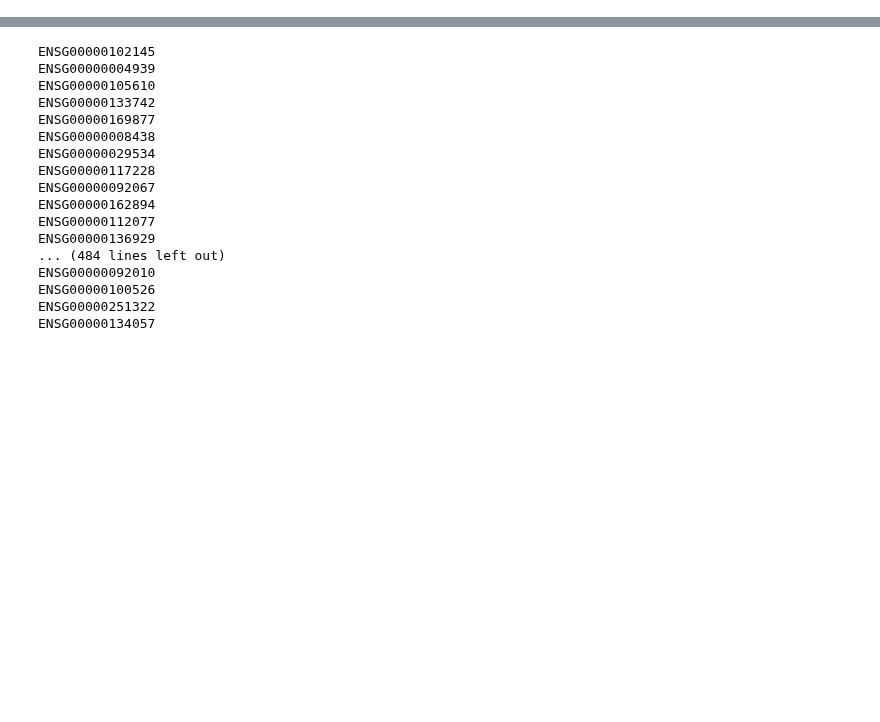
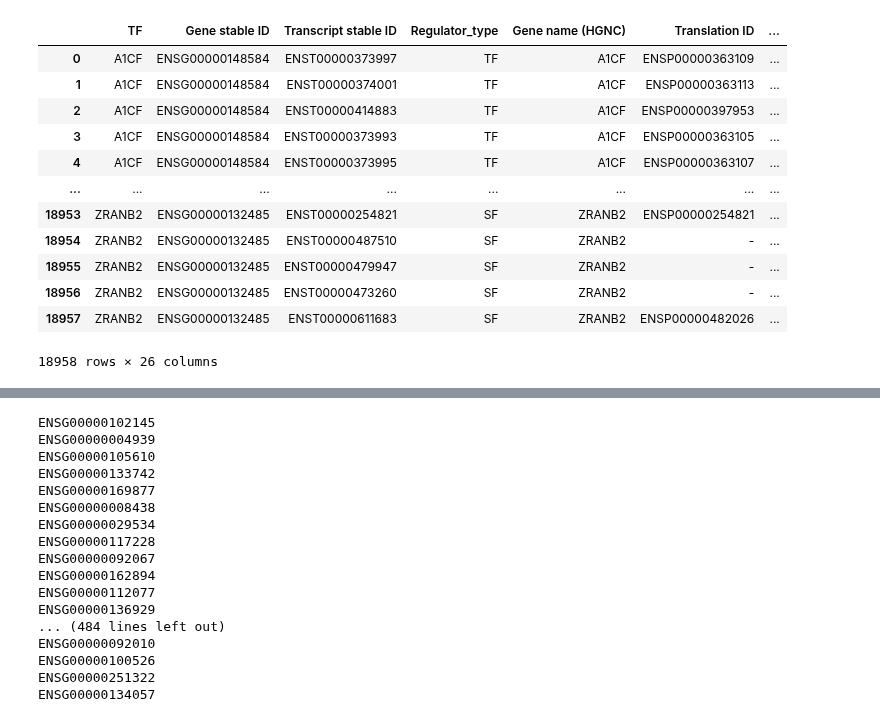
Before and after one commit to bionetslab/alternet, a Jupyter notebook: src/alternet/tutorials/alternettwo_tutorial copy 2.ipynb, the cells around one changed output, grey strips where cells are left out. Cells and saved outputs as stored; diff of their text form; code cells hidden in the pictures; blank space fills up the shorter version.

```diff
--- a/src/alternet/tutorials/alternettwo_tutorial copy 2.ipynb
+++ b/src/alternet/tutorials/alternettwo_tutorial copy 2.ipynb
@@ -107,3 +202,6 @@ fully_as_aware = filter_edges(fully_as_aware)
 # %%
-transcript_data
+from alternet.annotation import *
+
+
+tf_database = create_transcipt_annotation_database(tf_list=regulatpr, appris_df= appris_df , digger=digger_df)
 # %% [output]
@@ -123,9 +211,16 @@ transcript_data
 # %%
-canonical_grn = pd.read_csv(op.join(results_path, f"{TISSUE}_canonical_raw.tsv"), sep='\t')
-canonical_grn = canonical_grn.rename(columns = {'source_gene': 'source', 'target_gene': 'target'})
-canonical_grn = canonical_names(canonical_grn, tx2gene, gene2tx)
-canonical_grn = filter_edges(canonical_grn)
-
-
-networks = pd.concat([canonical_grn, as_source_grn, fully_as_aware])
-networks = get_best_variable(networks)
+tf_database
+# %% [output]
+|  | TF | Gene stable ID | Transcript stable ID | Regulator_type | Gene name (HGNC) | Translation ID | ... |
+| 0 | A1CF | ENSG00000148584 | ENST00000373997 | TF | A1CF | ENSP00000363109 | ... |
+| 1 | A1CF | ENSG00000148584 | ENST00000374001 | TF | A1CF | ENSP00000363113 | ... |
+| 2 | A1CF | ENSG00000148584 | ENST00000414883 | TF | A1CF | ENSP00000397953 | ... |
+| 3 | A1CF | ENSG00000148584 | ENST00000373993 | TF | A1CF | ENSP00000363105 | ... |
+| 4 | A1CF | ENSG00000148584 | ENST00000373995 | TF | A1CF | ENSP00000363107 | ... |
+| ... | ... | ... | ... | ... | ... | ... | ... |
+| 18953 | ZRANB2 | ENSG00000132485 | ENST00000254821 | SF | ZRANB2 | ENSP00000254821 | ... |
+| 18954 | ZRANB2 | ENSG00000132485 | ENST00000487510 | SF | ZRANB2 | - | ... |
+| 18955 | ZRANB2 | ENSG00000132485 | ENST00000479947 | SF | ZRANB2 | - | ... |
+| 18956 | ZRANB2 | ENSG00000132485 | ENST00000473260 | SF | ZRANB2 | - | ... |
+| 18957 | ZRANB2 | ENSG00000132485 | ENST00000611683 | SF | ZRANB2 | ENSP00000482026 | ... |
+18958 rows × 26 columns
```
Also changed, not shown: parts of 24 cells of this notebook, 13 other files.
